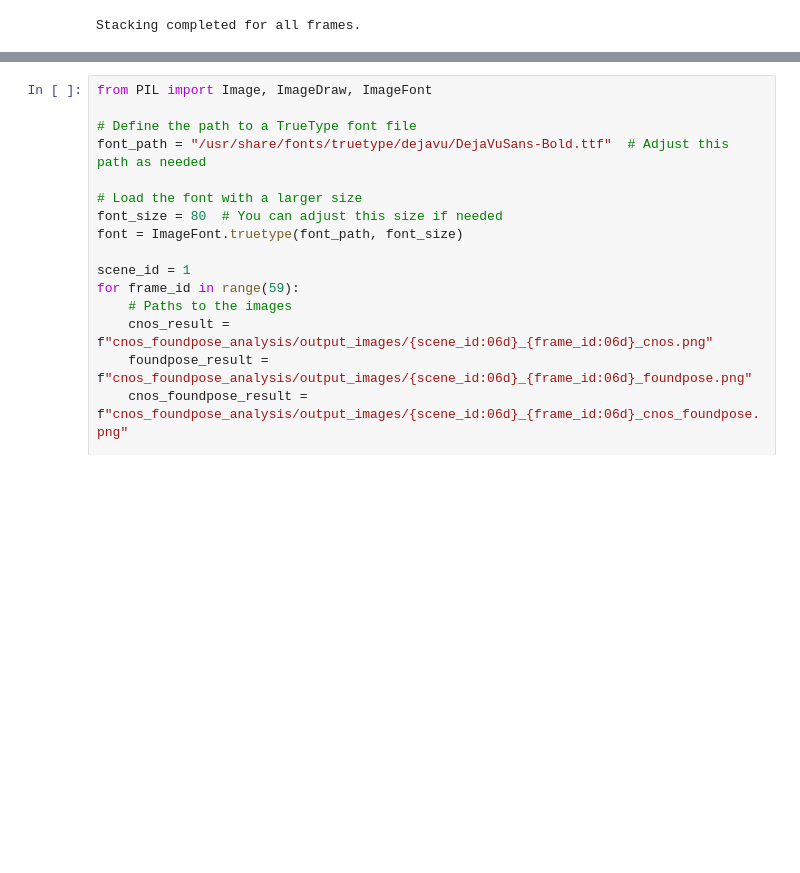
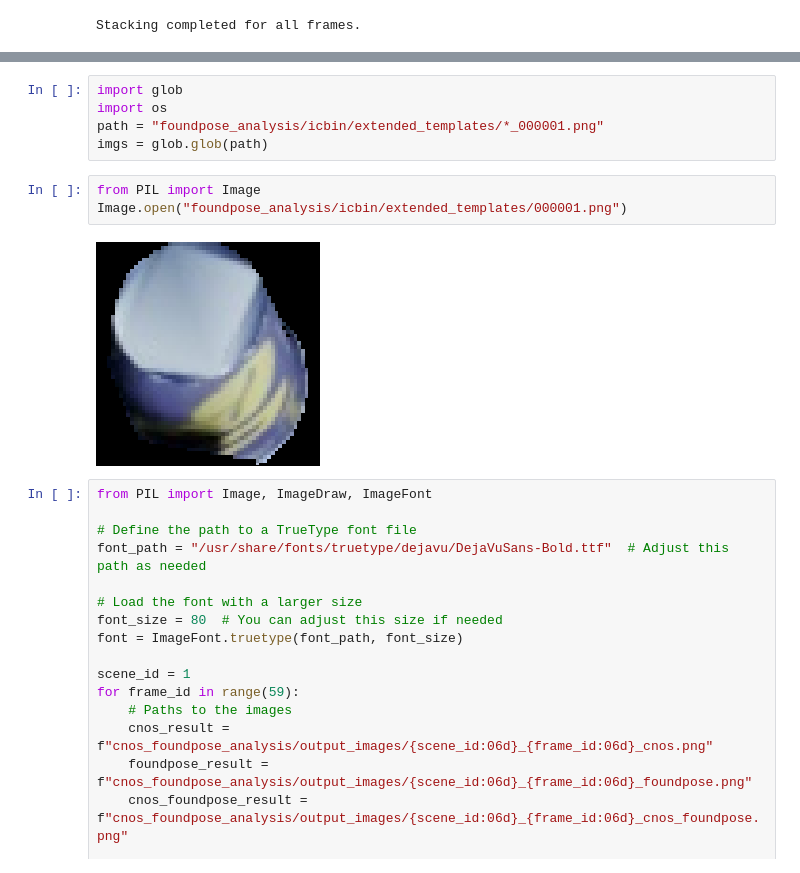
Before and after one commit to Kudo510/cnos, a Jupyter notebook: nhap.ipynb, the cells around one changed output, grey strips where cells are left out. Saved outputs shown, nothing was run; the diff lists cells and outputs as text; blank space fills up the shorter version.

```diff
--- a/nhap.ipynb
+++ b/nhap.ipynb
@@ -205,3 +260,13 @@ Stacking completed for all frames.
+# %%
+import glob
+import os
+path = "foundpose_analysis/icbin/extended_templates/*_000001.png"
+imgs = glob.glob(path)
+# %%
+from PIL import Image
+Image.open("foundpose_analysis/icbin/extended_templates/000001.png")
+# %% [output]
+[figure, added]
 # %%
 from PIL import Image, ImageDraw, ImageFont
 
```
Also changed, not shown: parts of 2 cells of this notebook, 15 other files.
